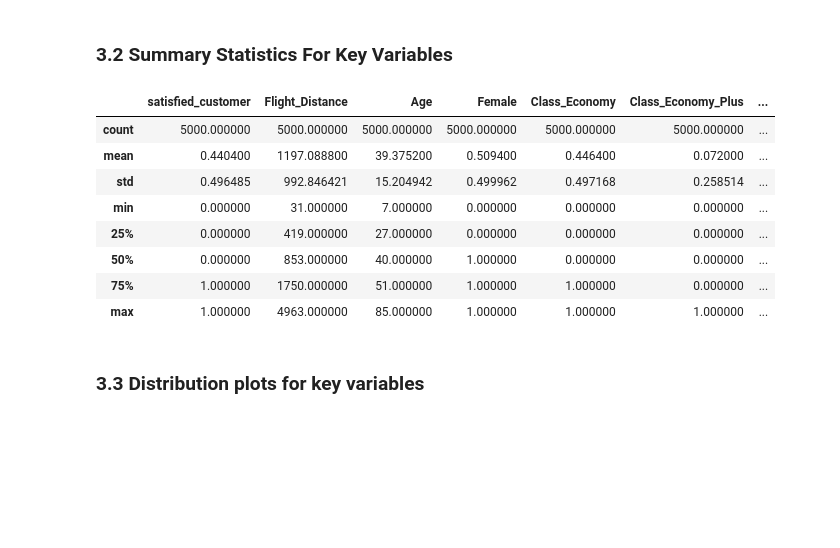
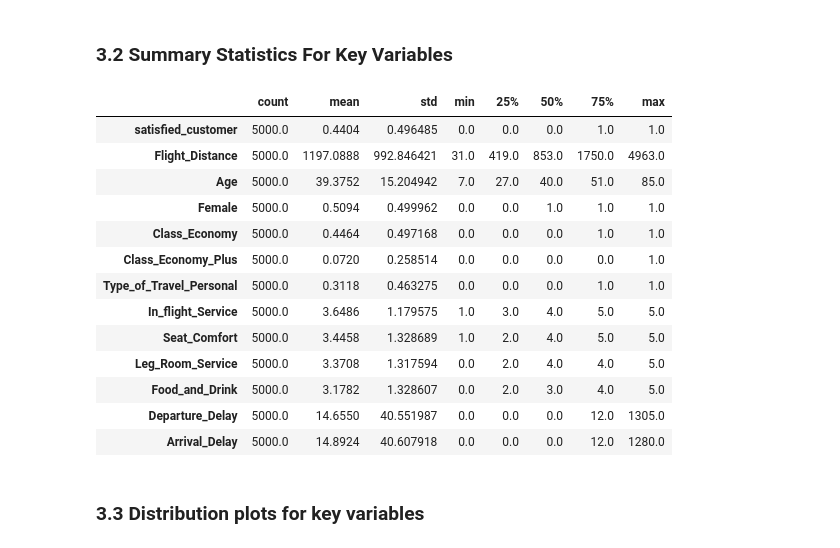
Before and after one commit to MarcellM01/Data_Analysis_2, a Jupyter notebook: Final_Project/Final_Project.ipynb, the cells around one changed output. Saved outputs shown, nothing was run; the diff lists cells and outputs as text; code cells hidden in the pictures; blank space fills up the shorter version.

```diff
--- a/Final_Project/Final_Project.ipynb
+++ b/Final_Project/Final_Project.ipynb
@@ -261,21 +261,28 @@ sampled_airline_data
 ### 3.2 Summary Statistics For Key Variables
 # %%
 # Using describe method
-sampled_airline_data.loc[:, ['satisfied_customer', 'Flight_Distance', # Group 1
+summary_statistics = sampled_airline_data.loc[:, ['satisfied_customer', 'Flight_Distance', # Group 1
                       'Age', 'Female', # Group 2
                       'Class_Economy', 'Class_Economy_Plus', 'Type_of_Travel_Personal', # Group 3
                       'In_flight_Service', 'Seat_Comfort', 'Leg_Room_Service', 'Food_and_Drink', # Group 4
                       'Departure_Delay', 'Arrival_Delay']].describe() # Group 5
+
+summary_statistics.T
 # %% [output]
-|  | satisfied_customer | Flight_Distance | Age | Female | Class_Economy | Class_Economy_Plus | ... |
-| count | 5000.000000 | 5000.000000 | 5000.000000 | 5000.000000 | 5000.000000 | 5000.000000 | ... |
-| mean | 0.440400 | 1197.088800 | 39.375200 | 0.509400 | 0.446400 | 0.072000 | ... |
-| std | 0.496485 | 992.846421 | 15.204942 | 0.499962 | 0.497168 | 0.258514 | ... |
-| min | 0.000000 | 31.000000 | 7.000000 | 0.000000 | 0.000000 | 0.000000 | ... |
-| 25% | 0.000000 | 419.000000 | 27.000000 | 0.000000 | 0.000000 | 0.000000 | ... |
-| 50% | 0.000000 | 853.000000 | 40.000000 | 1.000000 | 0.000000 | 0.000000 | ... |
-| 75% | 1.000000 | 1750.000000 | 51.000000 | 1.000000 | 1.000000 | 0.000000 | ... |
-| max | 1.000000 | 4963.000000 | 85.000000 | 1.000000 | 1.000000 | 1.000000 | ... |
+|  | count | mean | std | min | 25% | 50% | 75% | max |
+| satisfied_customer | 5000.0 | 0.4404 | 0.496485 | 0.0 | 0.0 | 0.0 | 1.0 | 1.0 |
+| Flight_Distance | 5000.0 | 1197.0888 | 992.846421 | 31.0 | 419.0 | 853.0 | 1750.0 | 4963.0 |
+| Age | 5000.0 | 39.3752 | 15.204942 | 7.0 | 27.0 | 40.0 | 51.0 | 85.0 |
+| Female | 5000.0 | 0.5094 | 0.499962 | 0.0 | 0.0 | 1.0 | 1.0 | 1.0 |
+| Class_Economy | 5000.0 | 0.4464 | 0.497168 | 0.0 | 0.0 | 0.0 | 1.0 | 1.0 |
+| Class_Economy_Plus | 5000.0 | 0.0720 | 0.258514 | 0.0 | 0.0 | 0.0 | 0.0 | 1.0 |
+| Type_of_Travel_Personal | 5000.0 | 0.3118 | 0.463275 | 0.0 | 0.0 | 0.0 | 1.0 | 1.0 |
+| In_flight_Service | 5000.0 | 3.6486 | 1.179575 | 1.0 | 3.0 | 4.0 | 5.0 | 5.0 |
+| Seat_Comfort | 5000.0 | 3.4458 | 1.328689 | 1.0 | 2.0 | 4.0 | 5.0 | 5.0 |
+| Leg_Room_Service | 5000.0 | 3.3708 | 1.317594 | 0.0 | 2.0 | 4.0 | 4.0 | 5.0 |
+| Food_and_Drink | 5000.0 | 3.1782 | 1.328607 | 0.0 | 2.0 | 3.0 | 4.0 | 5.0 |
+| Departure_Delay | 5000.0 | 14.6550 | 40.551987 | 0.0 | 0.0 | 0.0 | 12.0 | 1305.0 |
+| Arrival_Delay | 5000.0 | 14.8924 | 40.607918 | 0.0 | 0.0 | 0.0 | 12.0 | 1280.0 |
 # %% [markdown]
 ### 3.3 Distribution plots for key variables
 # %% [markdown]
```
Also changed, not shown: parts of 2 cells of this notebook, 2 other files.
